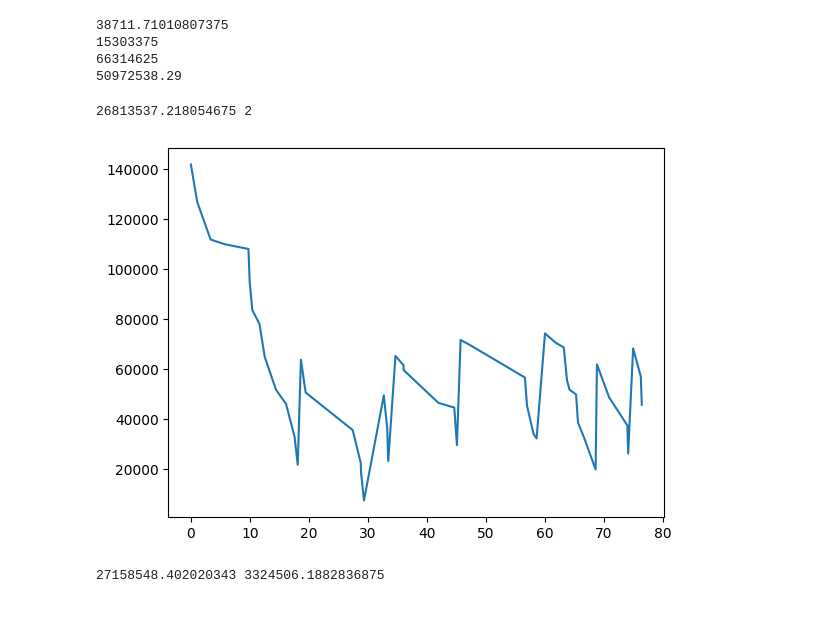
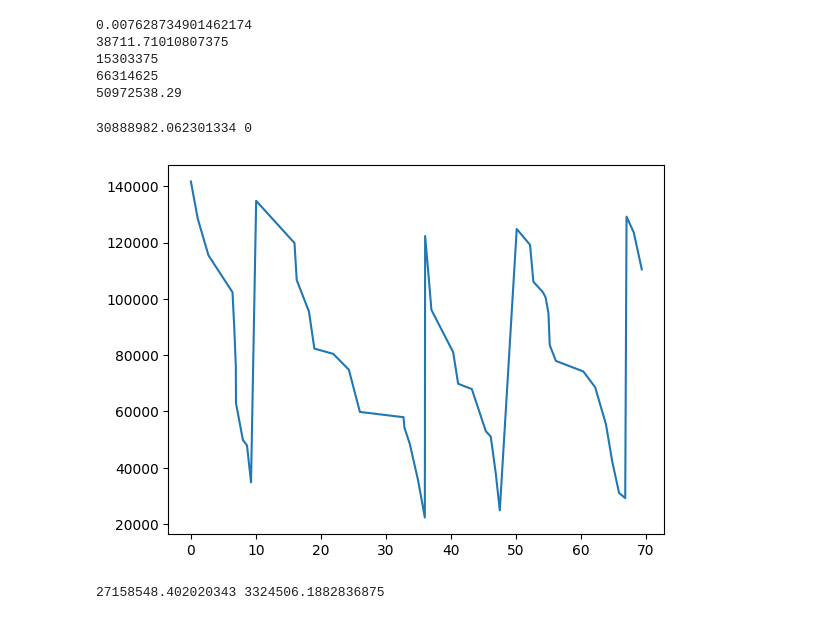
Before and after one commit to Vixuz144/Admin-Prod, a Jupyter notebook: Sistema_de_inventarios_reducido.ipynb, the cells around one changed output. Saved outputs shown, nothing was run; the diff lists cells and outputs as text; code cells hidden in the pictures.

```diff
--- a/Sistema_de_inventarios_reducido.ipynb
+++ b/Sistema_de_inventarios_reducido.ipynb
@@ -63,6 +63,7 @@ PV = 39
 CU = 9
 CAF = 25740
 CAV = 3000/3146/125
+print(CAV)
 CA = CAF+CAV*Q
 print(CA)
 CP = CU*Q
@@ -72,6 +73,7 @@ print(V)
 B = V - CP - CA
 print(round(B,2))
 # %% [output]
+0.007628734901462174
 38711.71010807375
 15303375
 66314625
@@ -118,17 +120,17 @@ def inv_mc(x, lv, lt, Q, cf, cau, caf, T = 365, mes = 30):
 
   return cost, vp, lx, ly
 # %%
-x = 42000, 32500
+x = 100000, 41500
 lv, lr = 0.5, 1
 c, vp, lx, ly = inv_mc(x, 0.5, 1, Q, CU, CAV, CAF)
 print(c, vp)
 
 n = 50
 plt.plot(lx[:n],ly[:n])
 plt.show()
 # %% [output]
-26813537.218054675 2
+30888982.062301334 0
-[figure, old version]
+[figure, new version]
 # %%
 @jit(nopython = True)
 def sim(x, lv=lv, lt=lr, Q=Q, cf=CU, cau=CAV, caf=CAF, n = 10**3):
```
Also changed, not shown: parts of 4 cells of this notebook.
